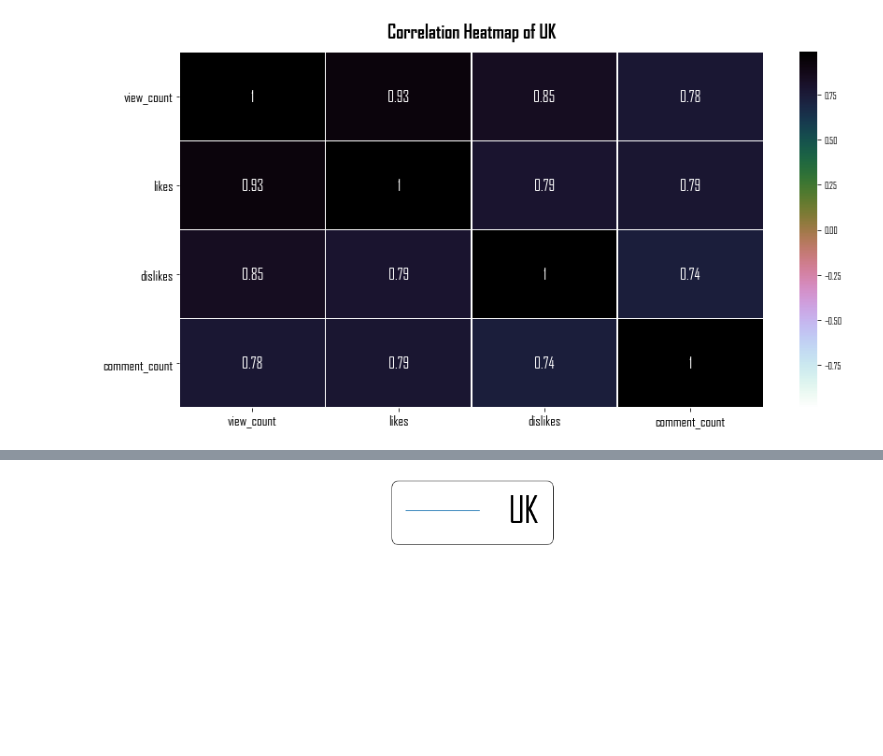
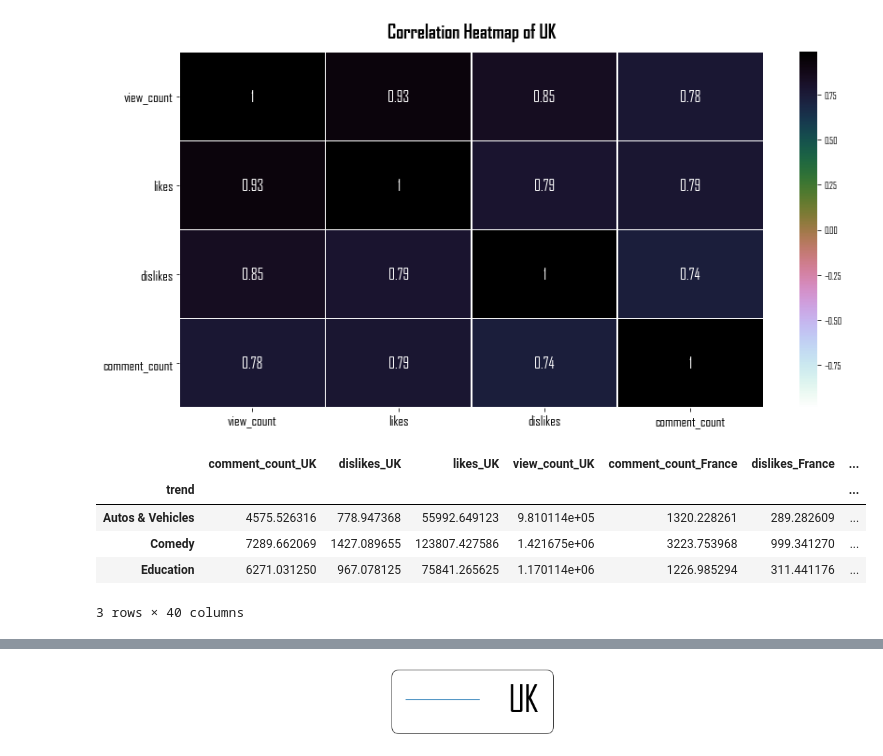
Before and after one commit to gorkemguneser/Youtube-Trending-Videos-Statistical-Analysis, a Jupyter notebook: code/gorkem.ipynb, the cells around one changed output, grey strips where cells are left out. Drawn from its saved outputs; the diff is of its cells as text; code cells hidden in the pictures; blank space fills up the shorter version.

```diff
--- a/code/gorkem.ipynb
+++ b/code/gorkem.ipynb
@@ -235,0 +365,9 @@ def categorized_pivot_table(df):
+# %%
+df_final.head(3)
+# %% [output]
+|  | comment_count_UK | dislikes_UK | likes_UK | view_count_UK | comment_count_France | dislikes_France | ... |
+| trend |  |  |  |  |  |  | ... |
+| Autos & Vehicles | 4575.526316 | 778.947368 | 55992.649123 | 9.810114e+05 | 1320.228261 | 289.282609 | ... |
+| Comedy | 7289.662069 | 1427.089655 | 123807.427586 | 1.421675e+06 | 3223.753968 | 999.341270 | ... |
+| Education | 6271.031250 | 967.078125 | 75841.265625 | 1.170114e+06 | 1226.985294 | 311.441176 | ... |
+3 rows × 40 columns
```
Also changed, not shown: parts of 14 cells of this notebook.
